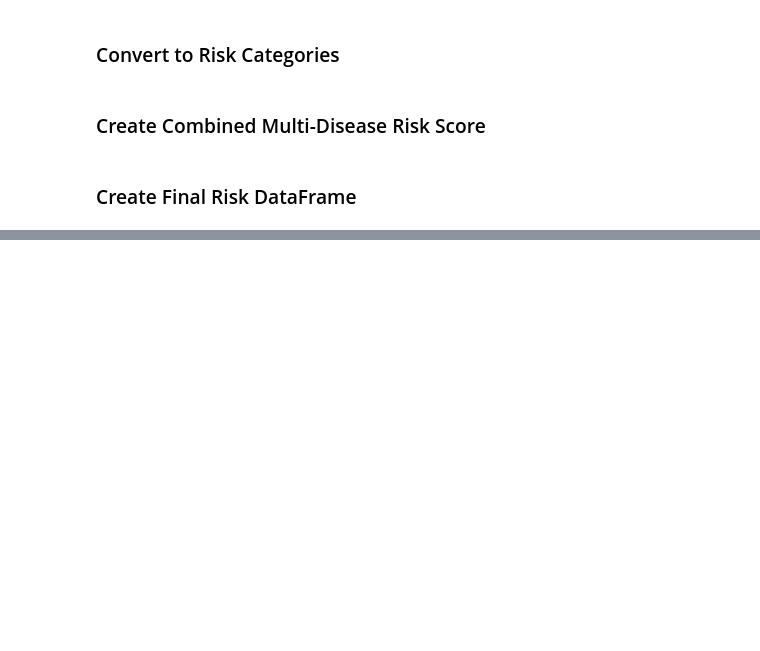
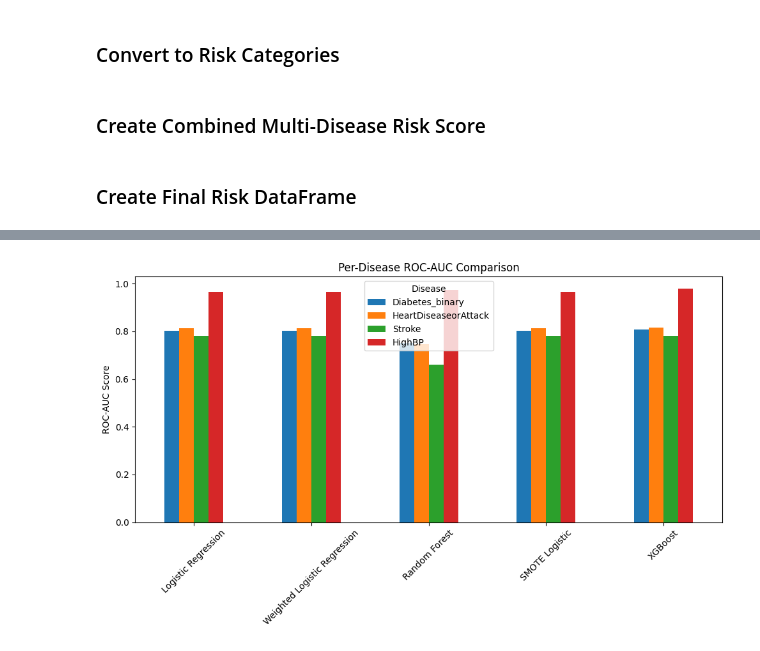
Before and after one commit to vishnugupta15/early-disease-risk-prediction, a Jupyter notebook: notebooks/03_modeling.ipynb, the cells around one changed output, grey strips where cells are left out. Saved outputs shown, nothing was run; the diff lists cells and outputs as text; code cells hidden in the pictures; blank space fills up the shorter version.

```diff
--- a/notebooks/03_modeling.ipynb
+++ b/notebooks/03_modeling.ipynb
@@ -683,0 +879,36 @@ TypeError: list indices must be integers or slices, not tuple
+# %%
+disease_auc = {}
+
+for name, model in models.items():
+
+    disease_auc[name] = {}
+
+    # Case 1: MultiOutput models
+    if hasattr(model, "predict_proba") and not isinstance(model, dict):
+
+        proba_list = model.predict_proba(X_test_scaled)
+
+        for i, target in enumerate(multi_targets):
+            y_true = Y_test[target]
+            y_proba = proba_list[i][:, 1]
+
+            auc = roc_auc_score(y_true, y_proba)
+            disease_auc[name][target] = auc
+
+    # Case 2: Dictionary models (SMOTE / XGBoost)
+    else:
+        for target in multi_targets:
+            y_true = Y_test[target]
+            y_proba = model[target].predict_proba(X_test_scaled)[:, 1]
+
+            auc = roc_auc_score(y_true, y_proba)
+            disease_auc[name][target] = auc
+
+
+# Convert to DataFrame
+disease_auc_df = pd.DataFrame(disease_auc).T
+
+# Display
+print(disease_auc_df)
+
+# Plot
@@ -683,0 +929,10 @@ TypeError: list indices must be integers or slices, not tuple
+# %%
+disease_auc_df.plot(kind='bar', figsize=(10,6))
+plt.title("Per-Disease ROC-AUC Comparison")
+plt.ylabel("ROC-AUC Score")
+plt.xticks(rotation=45)
+plt.legend(title="Disease")
+plt.tight_layout()
+plt.show()
+# %% [output]
+[figure, added]
```
Also changed, not shown: parts of 24 cells of this notebook, 3 other files.
